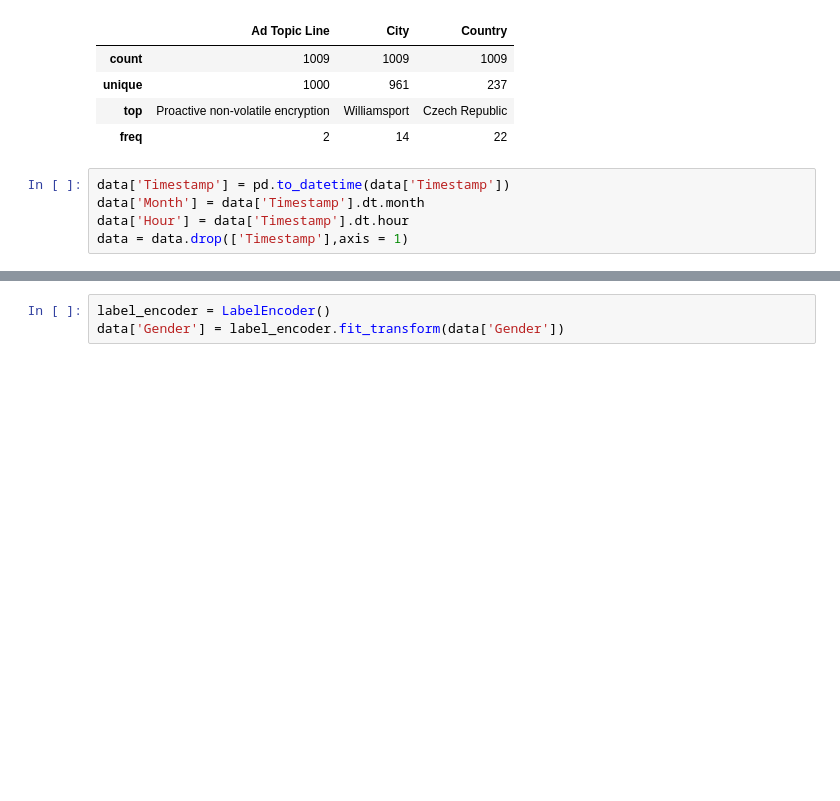
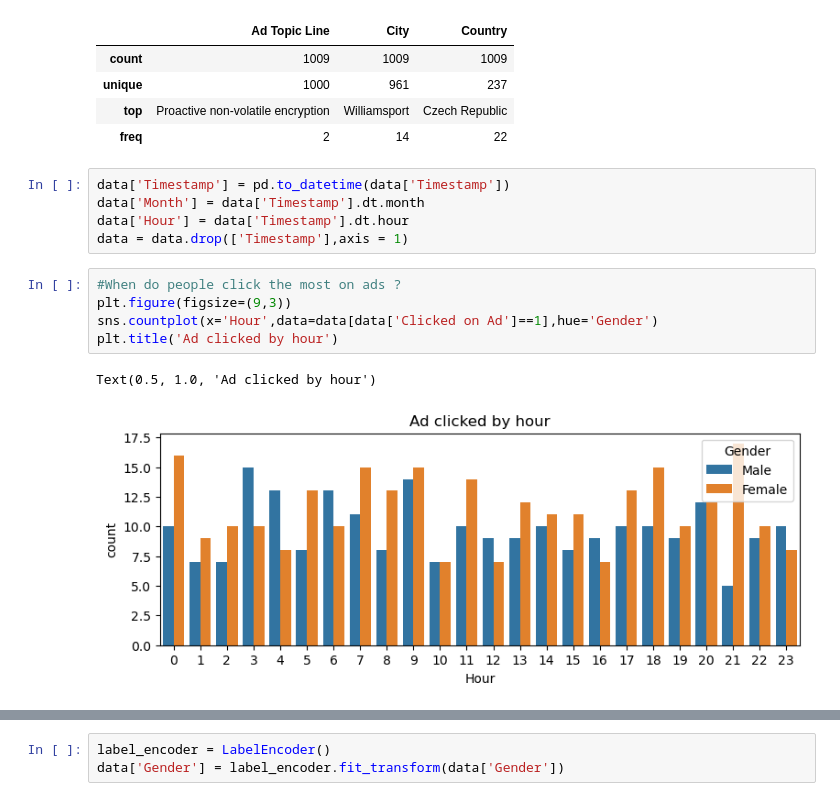
Before and after one commit to RemiHurstel/projet-effective-targeting-of-advertisment, a Jupyter notebook: data_encoded.ipynb, the cells around one changed output, grey strips where cells are left out. Saved outputs shown, nothing was run; the diff lists cells and outputs as text; blank space fills up the shorter version.

```diff
--- a/data_encoded.ipynb
+++ b/data_encoded.ipynb
@@ -100,3 +133,11 @@ data['Timestamp'] = pd.to_datetime(data['Timestamp'])
 data['Month'] = data['Timestamp'].dt.month
 data['Hour'] = data['Timestamp'].dt.hour
 data = data.drop(['Timestamp'],axis = 1)
+# %%
+#When do people click the most on ads ?
+plt.figure(figsize=(9,3))
+sns.countplot(x='Hour',data=data[data['Clicked on Ad']==1],hue='Gender')
+plt.title('Ad clicked by hour')
+# %% [output]
+Text(0.5, 1.0, 'Ad clicked by hour')
+[figure, added]
```
Also changed, not shown: parts of 26 cells of this notebook, 1 other file.
